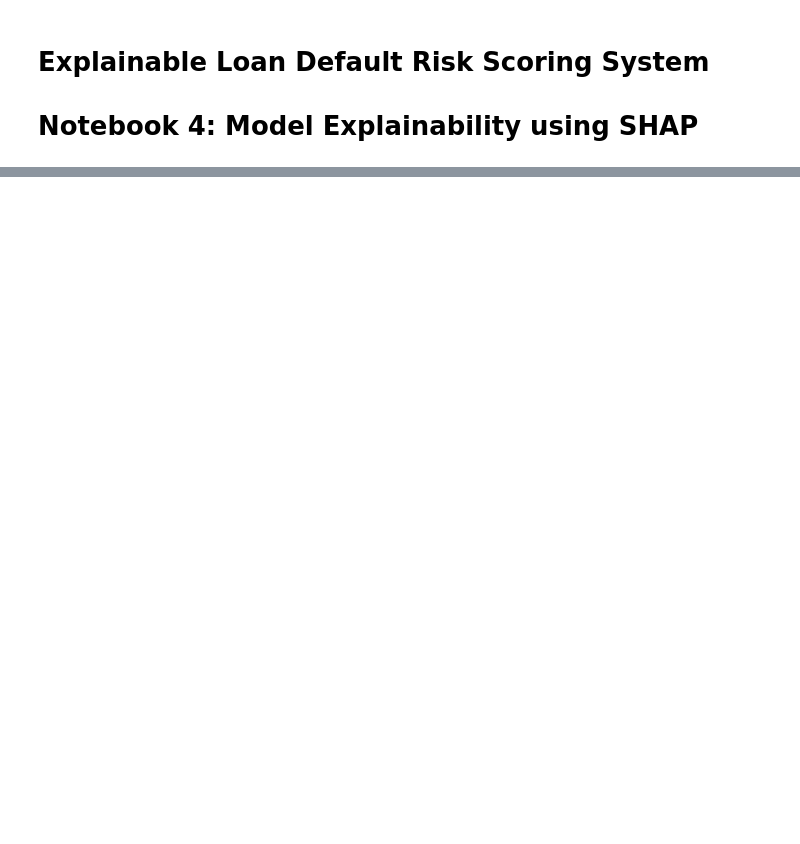
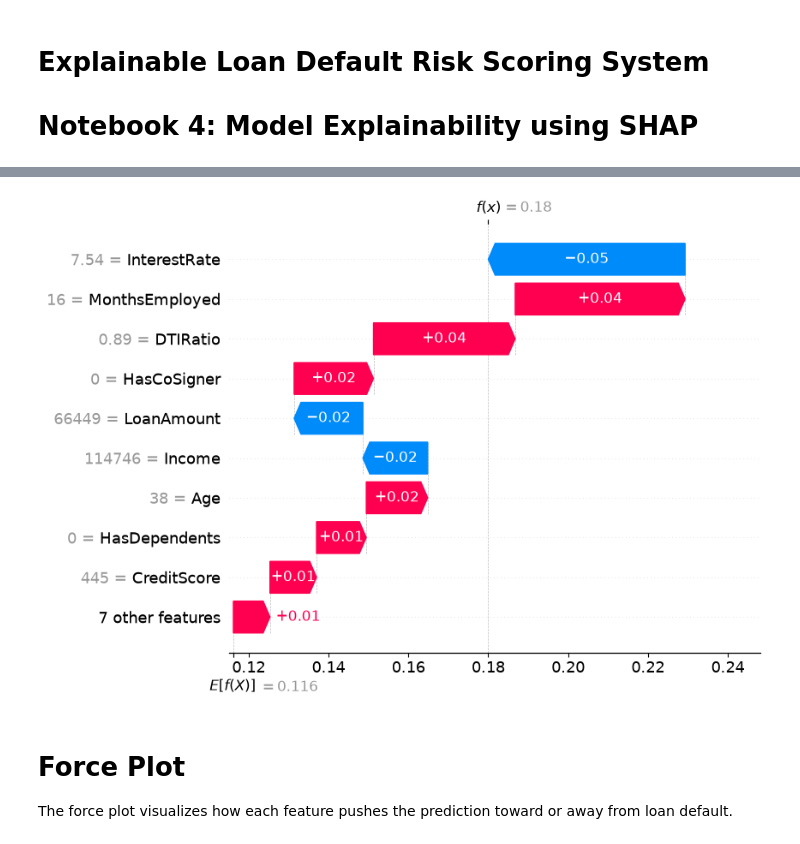
Before and after one commit to jyothika-aiml/Explainable-Loan-Default-Risk-Scoring-System, a Jupyter notebook: notebooks/04_Model_Explainability.ipynb, the cells around one changed output, grey strips where cells are left out. Cells and saved outputs as stored; diff of their text form; code cells hidden in the pictures; blank space fills up the shorter version.

```diff
--- a/notebooks/04_Model_Explainability.ipynb
+++ b/notebooks/04_Model_Explainability.ipynb
@@ -171,0 +163,17 @@ print(X_test.shape)
+# %%
+sample_index = 0
+# %%
+waterfall_explanation = shap.Explanation(
+    values=shap_values[sample_index, :, 1],
+    base_values=explainer.expected_value[1],
+    data=X_sample.iloc[sample_index],
+    feature_names=X_sample.columns
+)
+
+shap.plots.waterfall(waterfall_explanation)
+# %% [output]
+[figure, added]
+# %% [markdown]
+# Force Plot
+
+The force plot visualizes how each feature pushes the prediction toward or away from loan default.
```
Also changed, not shown: parts of 33 cells of this notebook.
